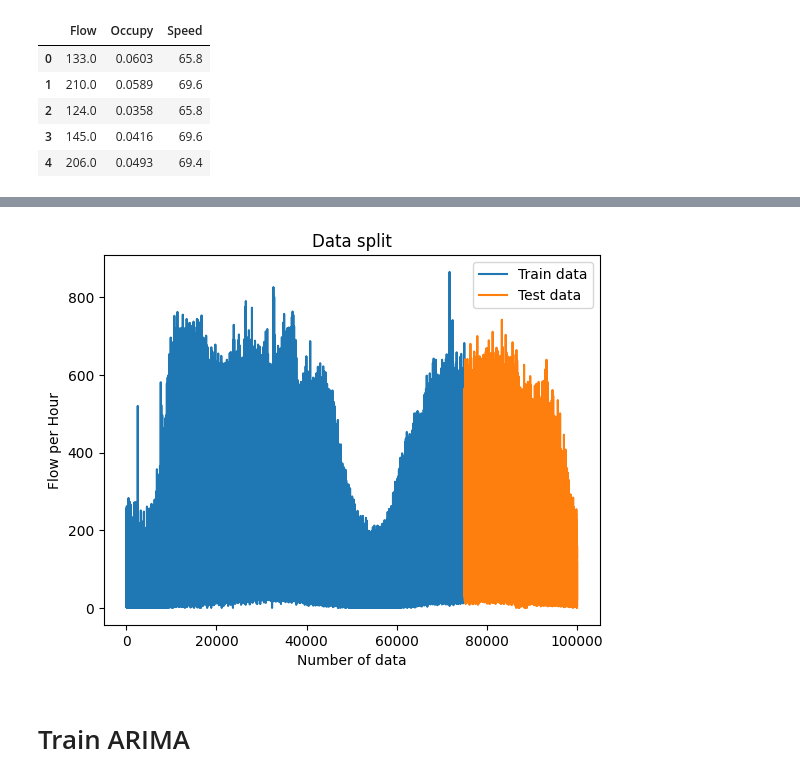
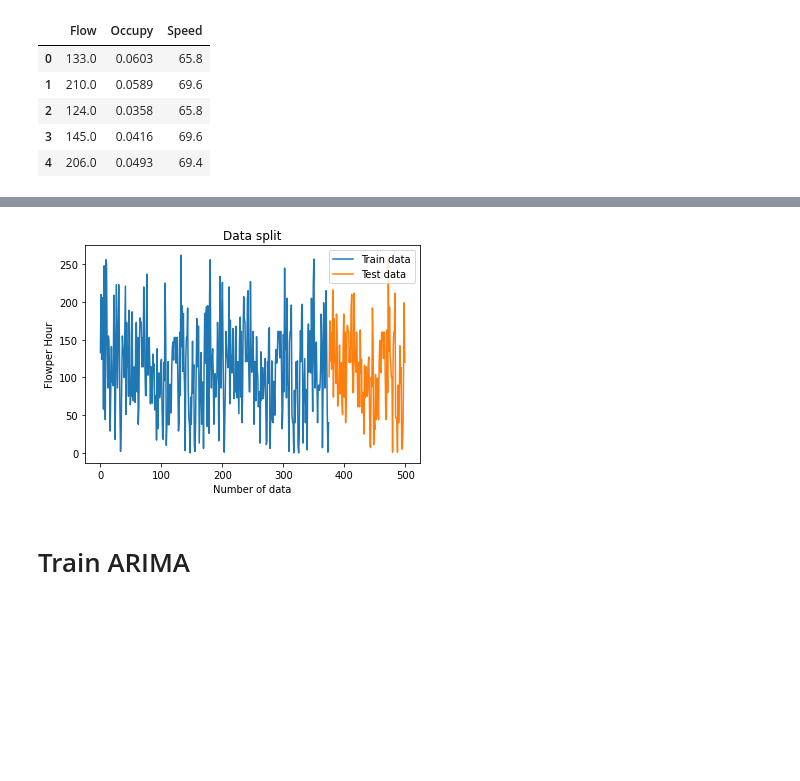
Before and after one commit to fredrikkortet/mt-hh, a Jupyter notebook: ARIMA.ipynb, the cells around one changed output, grey strips where cells are left out. Saved outputs shown, nothing was run; the diff lists cells and outputs as text; code cells hidden in the pictures; blank space fills up the shorter version.

```diff
--- a/ARIMA.ipynb
+++ b/ARIMA.ipynb
@@ -20,5 +18,5 @@ from statsmodels.tools.eval_measures import rmse
 # %%
-data = pd.read_csv('data/PMS_data.csv',nrows=100000)
+data = pd.read_csv('data/PMS_data.csv',nrows=500)
 # %%
 data.head()
 # %% [output]
@@ -35,5 +33,6 @@ total_rows = data.shape[0]
 train_size = int(total_rows*ratio)
 train_set = data[0:train_size]
 test_set = data[train_size:]
+node = 'Flow'
 # %%
 plt.figure()
@@ -51,13 +50,13 @@ print(len(test_set))
 # %%
-plt.plot(train_set['Flow'].index,train_set['Flow'].values,label="Train data")
-plt.plot(test_set['Flow'].index, test_set['Flow'].values,label="Test data")
+plt.plot(train_set[node].index,train_set[node].values,label="Train data")
+plt.plot(test_set[node].index, test_set[node].values,label="Test data")
 plt.title('Data split')
 plt.xlabel('Number of data')
-plt.ylabel('Flow per Hour')
+plt.ylabel(node +'per Hour')
 plt.legend()
 plt.savefig("traintestdata.png")
 # %% [output]
-[figure, old version]
+[figure, new version]
 # %% [markdown]
 # Train ARIMA
 # %%
```
Also changed, not shown: parts of 21 cells of this notebook, 5 other files.
